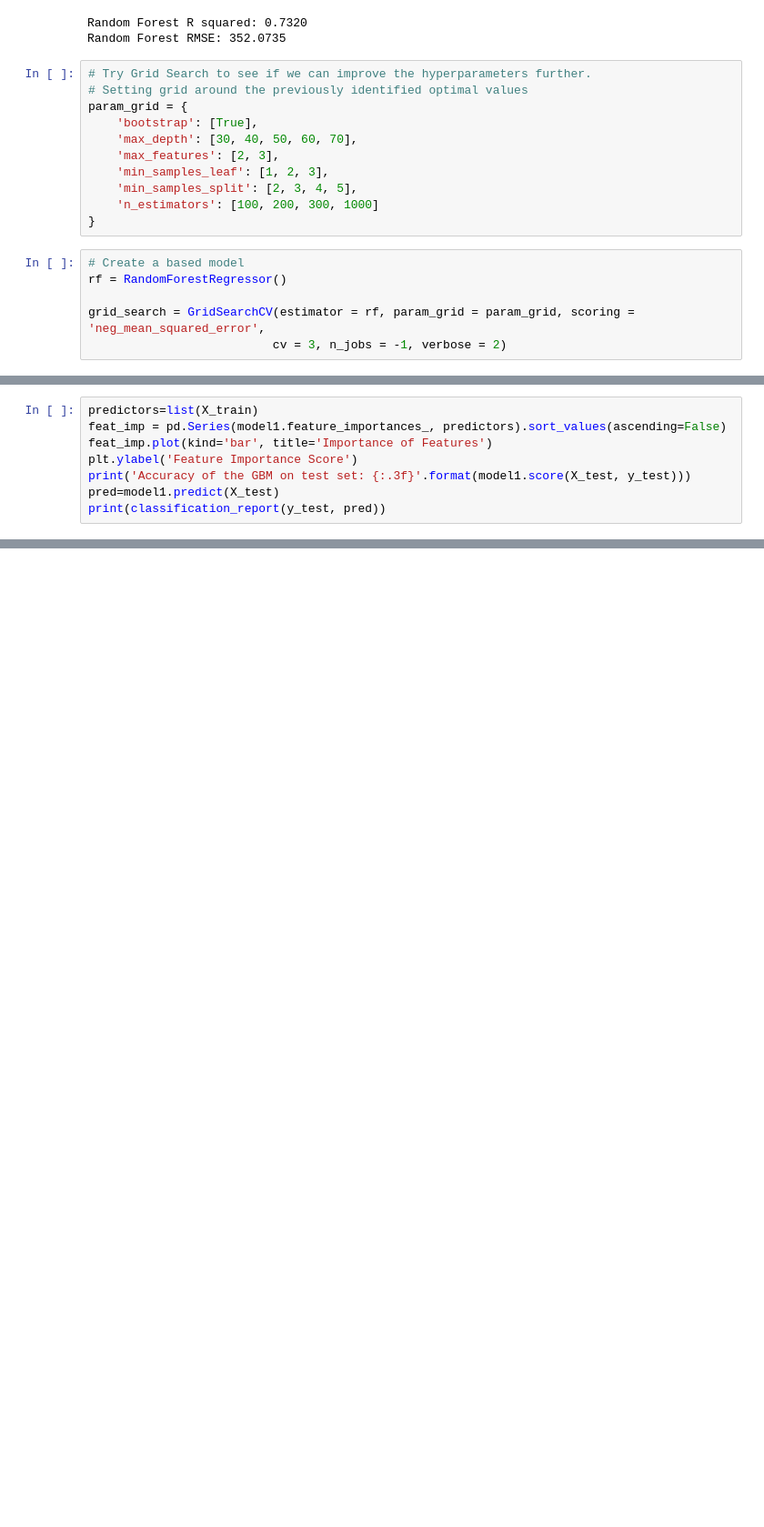
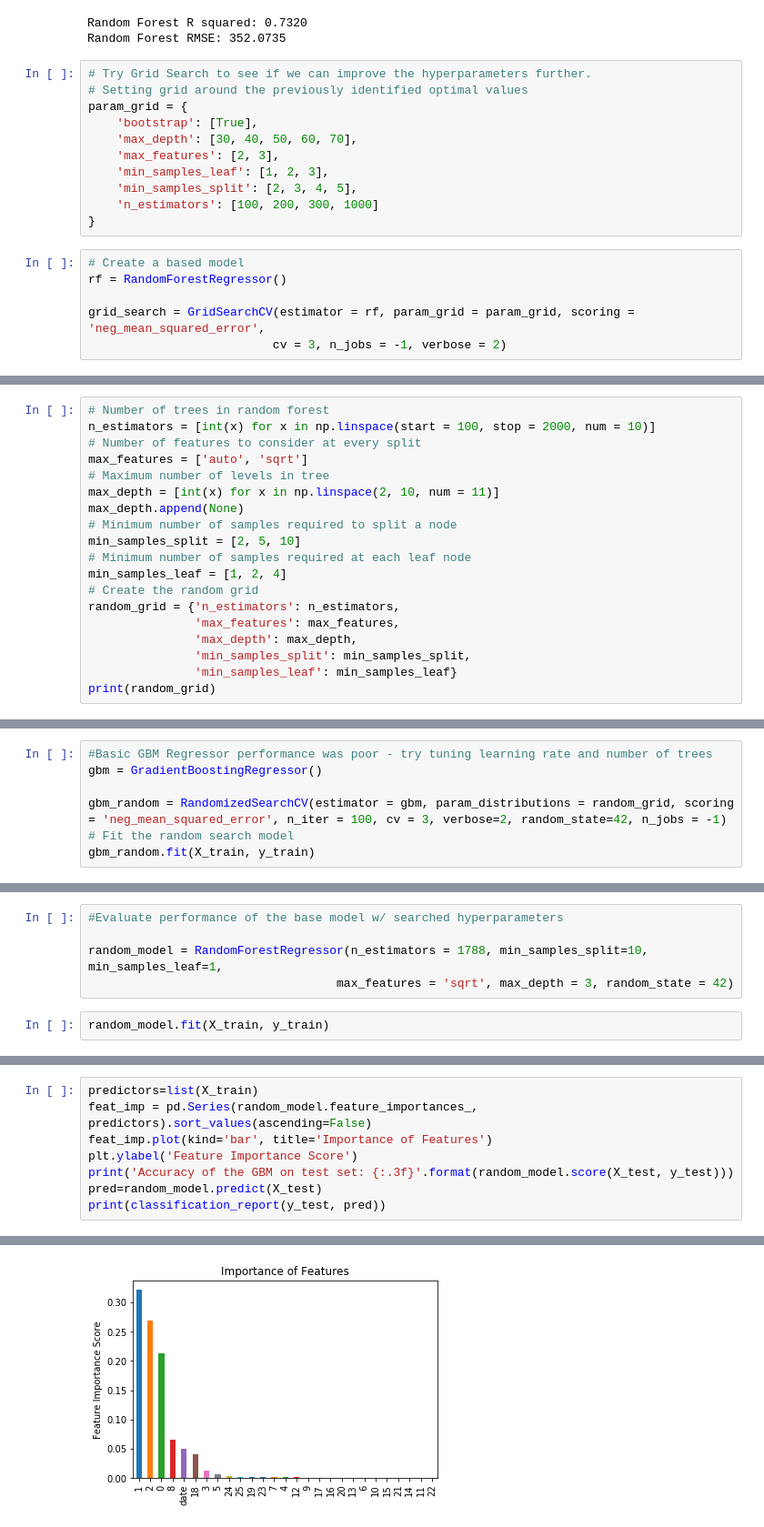
Before and after one commit to addiwei/Springboard, a Jupyter notebook: Capstone1/Youtube_4_Modeling.ipynb, the cells around one changed output, grey strips where cells are left out. Shown at 91% size. Drawn from its saved outputs; the diff is of its cells as text; blank space fills up the shorter version.

Commit message:
need help with feature importance code

```diff
--- a/Capstone1/Youtube_4_Modeling.ipynb
+++ b/Capstone1/Youtube_4_Modeling.ipynb
@@ -316,0 +333,19 @@ model1.fit(X_train,y_train)
+# %%
+# Number of trees in random forest
+n_estimators = [int(x) for x in np.linspace(start = 100, stop = 2000, num = 10)]
+# Number of features to consider at every split
+max_features = ['auto', 'sqrt']
+# Maximum number of levels in tree
+max_depth = [int(x) for x in np.linspace(2, 10, num = 11)]
+max_depth.append(None)
+# Minimum number of samples required to split a node
+min_samples_split = [2, 5, 10]
+# Minimum number of samples required at each leaf node
+min_samples_leaf = [1, 2, 4]
+# Create the random grid
+random_grid = {'n_estimators': n_estimators,
+               'max_features': max_features,
+               'max_depth': max_depth,
+               'min_samples_split': min_samples_split,
+               'min_samples_leaf': min_samples_leaf}
+print(random_grid)
@@ -316,0 +354,7 @@ model1.fit(X_train,y_train)
+# %%
+#Basic GBM Regressor performance was poor - try tuning learning rate and number of trees
+gbm = GradientBoostingRegressor()
+
+gbm_random = RandomizedSearchCV(estimator = gbm, param_distributions = random_grid, scoring = 'neg_mean_squared_error', n_iter = 100, cv = 3, verbose=2, random_state=42, n_jobs = -1)
+# Fit the random search model
+gbm_random.fit(X_train, y_train)
@@ -316,0 +386,7 @@ model1.fit(X_train,y_train)
+# %%
+#Evaluate performance of the base model w/ searched hyperparameters
+
+random_model = RandomForestRegressor(n_estimators = 1788, min_samples_split=10, min_samples_leaf=1,
+                                   max_features = 'sqrt', max_depth = 3, random_state = 42)
+# %%
+random_model.fit(X_train, y_train)
@@ -317,8 +410,9 @@ model1.fit(X_train,y_train)
 # %%
 predictors=list(X_train)
-feat_imp = pd.Series(model1.feature_importances_, predictors).sort_values(ascending=False)
+feat_imp = pd.Series(random_model.feature_importances_, predictors).sort_values(ascending=False)
 feat_imp.plot(kind='bar', title='Importance of Features')
 plt.ylabel('Feature Importance Score')
-print('Accuracy of the GBM on test set: {:.3f}'.format(model1.score(X_test, y_test)))
-pred=model1.predict(X_test)
+print('Accuracy of the GBM on test set: {:.3f}'.format(random_model.score(X_test, y_test)))
+pred=random_model.predict(X_test)
 print(classification_report(y_test, pred))
+# %% [output]
@@ -324,0 +421 @@ print(classification_report(y_test, pred))
+[figure, added]
```
Also changed, not shown: parts of 21 cells of this notebook.
